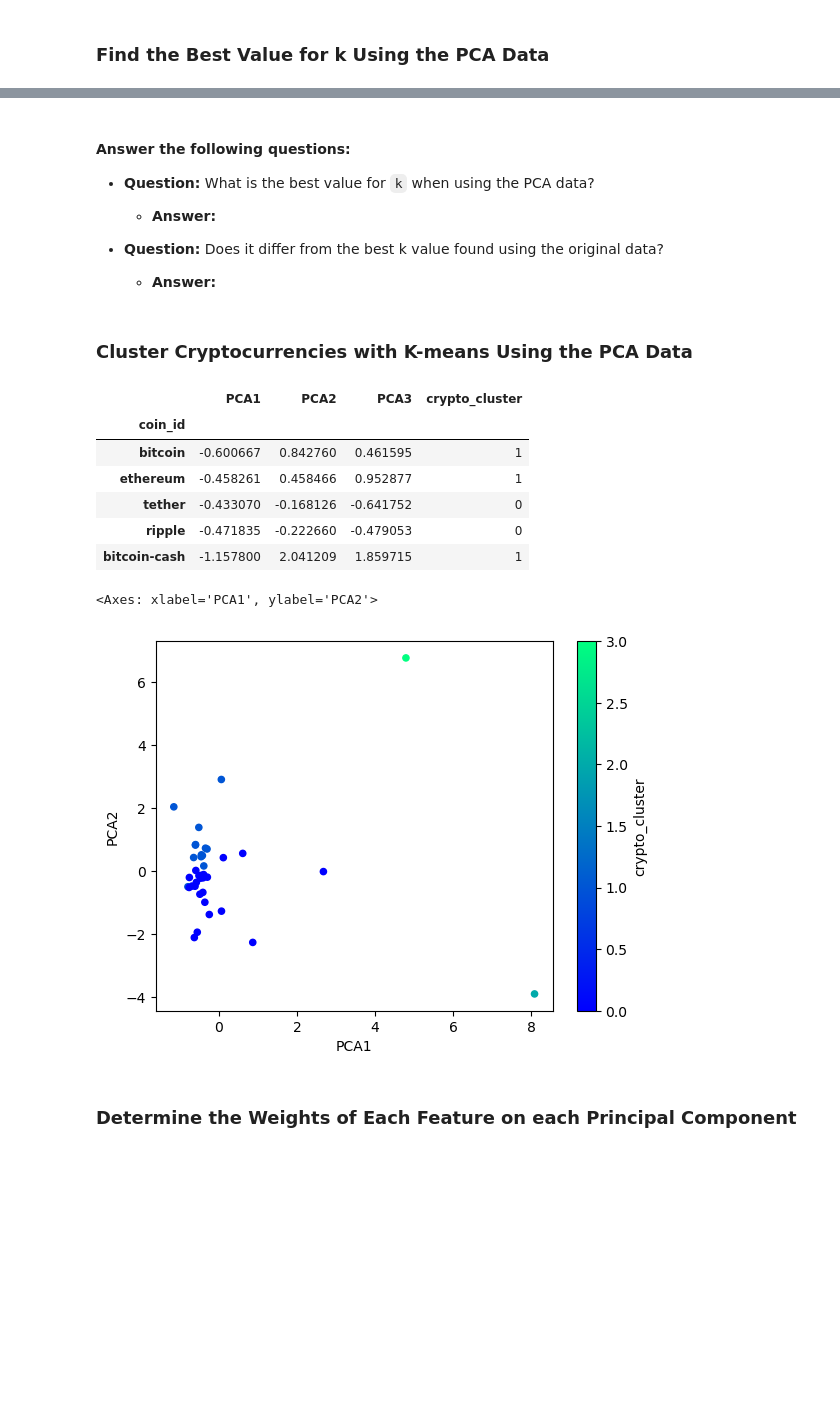
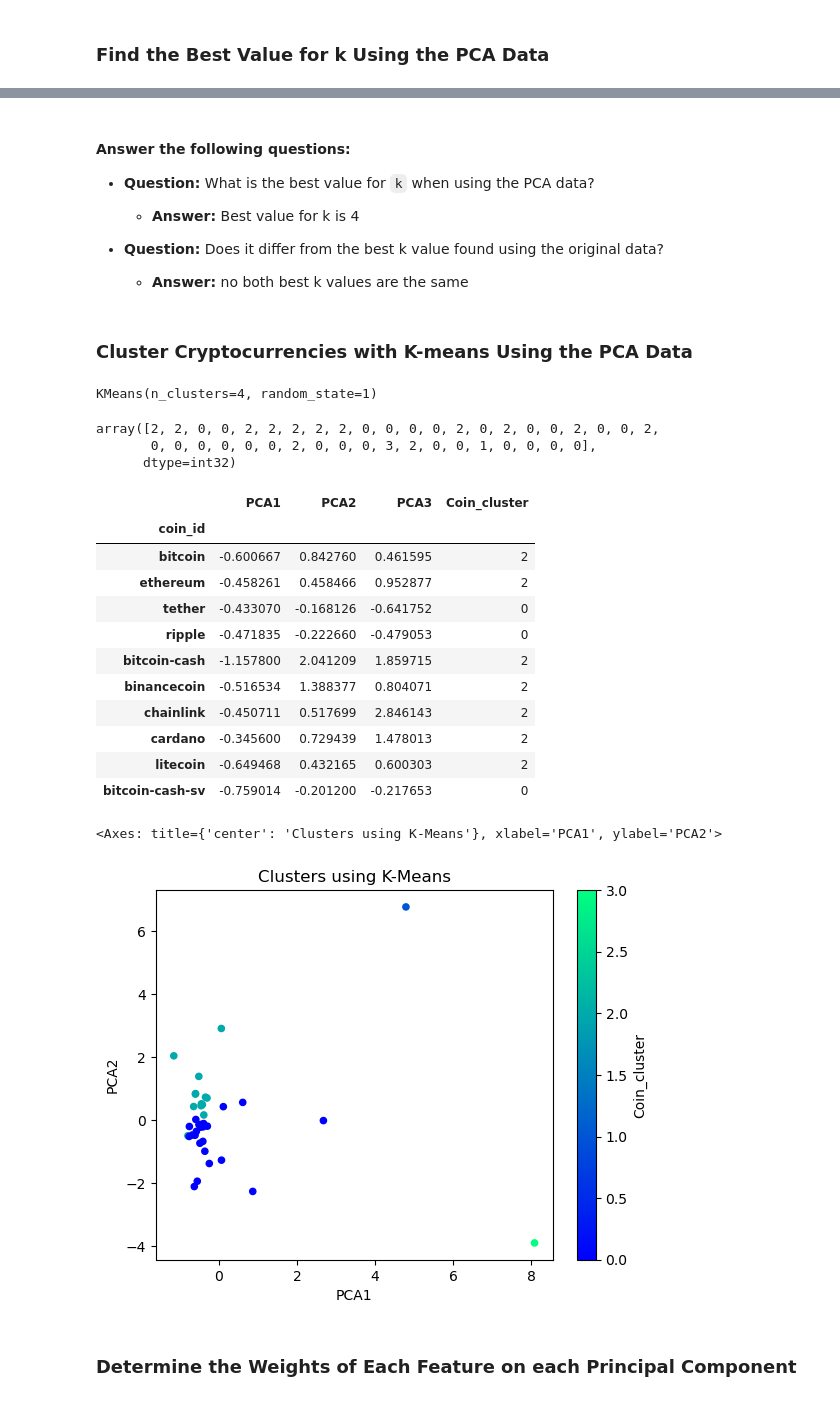
Before and after one commit to Eshumael86/CryptoClustering, a Jupyter notebook: Crypto_Clustering.ipynb, the cells around one changed output, grey strips where cells are left out. Saved outputs shown, nothing was run; the diff lists cells and outputs as text; code cells hidden in the pictures; blank space fills up the shorter version.

```diff
--- a/Crypto_Clustering.ipynb
+++ b/Crypto_Clustering.ipynb
@@ -230,44 +281,60 @@ array([0.3719856 , 0.34700813, 0.17603793])
 #### Answer the following questions:
 * **Question:** What is the best value for `k` when using the PCA data?
 
-  * **Answer:**
+  * **Answer:** Best value for k is 4
 
 
 * **Question:** Does it differ from the best k value found using the original data?
 
-  * **Answer:**
+  * **Answer:** no both best k values are the same
 # %% [markdown]
 ### Cluster Cryptocurrencies with K-means Using the PCA Data
 # %%
 # Initialize the K-Means model using the best value for k
+kmeans_model = KMeans(n_clusters=4,n_init="auto",random_state=1)
 # %%
 # Fit the K-Means model using the PCA data
+kmeans_model.fit(pca_df)
+# %% [output]
+KMeans(n_clusters=4, random_state=1)
 # %%
 # Predict the clusters to group the cryptocurrencies using the PCA data
-
+Coin_cluster = kmeans_model.predict(pca_df)
 
 # Print the resulting array of cluster values.
+Coin_cluster
+# %% [output]
+array([2, 2, 0, 0, 2, 2, 2, 2, 2, 0, 0, 0, 0, 2, 0, 2, 0, 0, 2, 0, 0, 2,
+       0, 0, 0, 0, 0, 0, 2, 0, 0, 0, 3, 2, 0, 0, 1, 0, 0, 0, 0],
+      dtype=int32)
 # %%
 # Create a copy of the DataFrame with the PCA data
-
+clustered_df = pca_df.copy()
 
 # Add a new column to the DataFrame with the predicted clusters
-
+clustered_df["Coin_cluster"] = Coin_cluster
 
 # Display sample data
+clustered_df.head(10)
 # %% [output]
-|  | PCA1 | PCA2 | PCA3 | crypto_cluster |
+|  | PCA1 | PCA2 | PCA3 | Coin_cluster |
 | coin_id |  |  |  |  |
-| bitcoin | -0.600667 | 0.842760 | 0.461595 | 1 |
-| ethereum | -0.458261 | 0.458466 | 0.952877 | 1 |
+| bitcoin | -0.600667 | 0.842760 | 0.461595 | 2 |
+| ethereum | -0.458261 | 0.458466 | 0.952877 | 2 |
 | tether | -0.433070 | -0.168126 | -0.641752 | 0 |
 | ripple | -0.471835 | -0.222660 | -0.479053 | 0 |
-| bitcoin-cash | -1.157800 | 2.041209 | 1.859715 | 1 |
+| bitcoin-cash | -1.157800 | 2.041209 | 1.859715 | 2 |
+| binancecoin | -0.516534 | 1.388377 | 0.804071 | 2 |
+| chainlink | -0.450711 | 0.517699 | 2.846143 | 2 |
+| cardano | -0.345600 | 0.729439 | 1.478013 | 2 |
+| litecoin | -0.649468 | 0.432165 | 0.600303 | 2 |
+| bitcoin-cash-sv | -0.759014 | -0.201200 | -0.217653 | 0 |
 # %%
 # Create a scatter plot using hvPlot by setting `x="PCA1"` and `y="PCA2"`.
+clustered_df.plot.scatter(x="PCA1", y="PCA2", c="Coin_cluster", colormap="winter", title="Clusters using K-Means")
 # %% [output]
-<Axes: xlabel='PCA1', ylabel='PCA2'>
+<Axes: title={'center': 'Clusters using K-Means'}, xlabel='PCA1', ylabel='PCA2'>
-[figure, old version]
+[figure, new version]
 # %% [markdown]
 ### Determine the Weights of Each Feature on each Principal Component
 # %%
```
Also changed, not shown: parts of 20 cells of this notebook.
